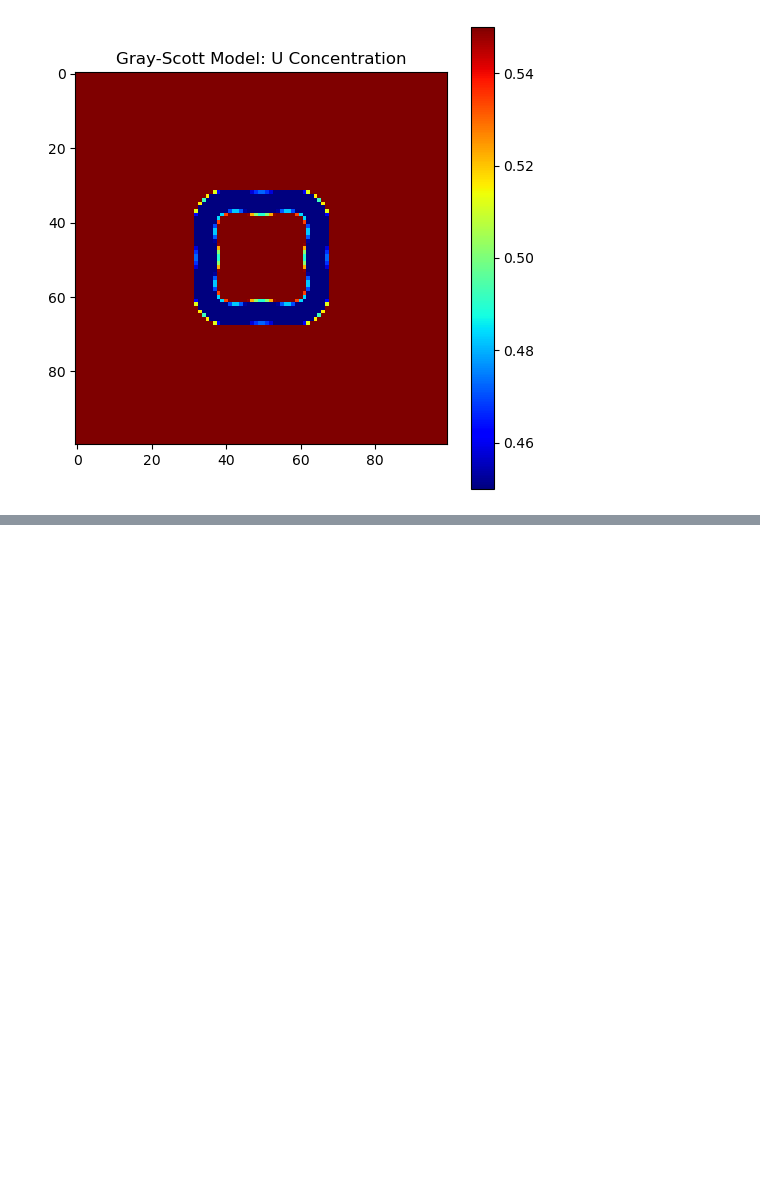
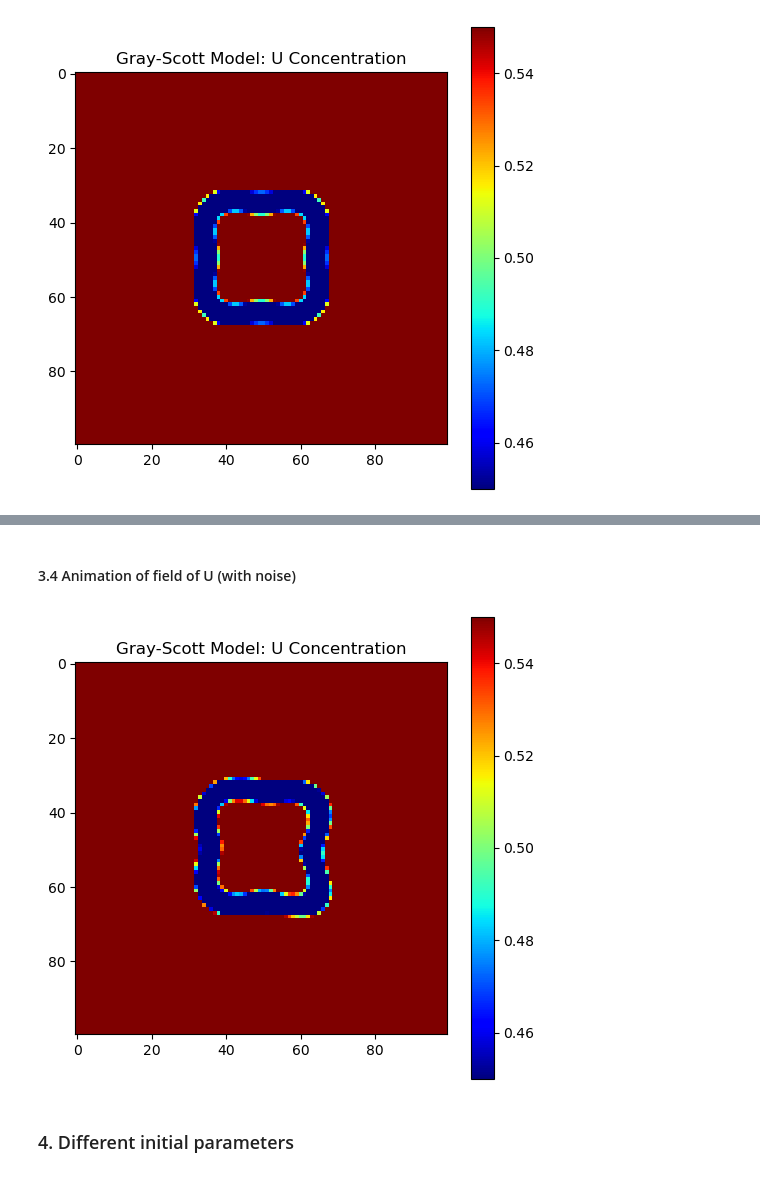
Before and after one commit to kushhhhs/ScientificComputingAssignment2, a Jupyter notebook: gray_scott.ipynb, the cells around one changed output, grey strips where cells are left out. Saved outputs shown, nothing was run; the diff lists cells and outputs as text; code cells hidden in the pictures; blank space fills up the shorter version.

```diff
--- a/gray_scott.ipynb
+++ b/gray_scott.ipynb
@@ -101,0 +115,10 @@ create_animation(gs) #This may take several minutes
+# %% [markdown]
+#### 3.4 Animation of field of U (with noise)
+# %%
+# Create an animation from a GrayScott class
+gs_noise = GrayScott(noise=0.001)
+create_animation(gs_noise) #This may take several minutes
+# %% [output]
+[figure, added]
+# %% [markdown]
+### 4. Different initial parameters
```
Also changed, not shown: parts of 6 cells of this notebook.
